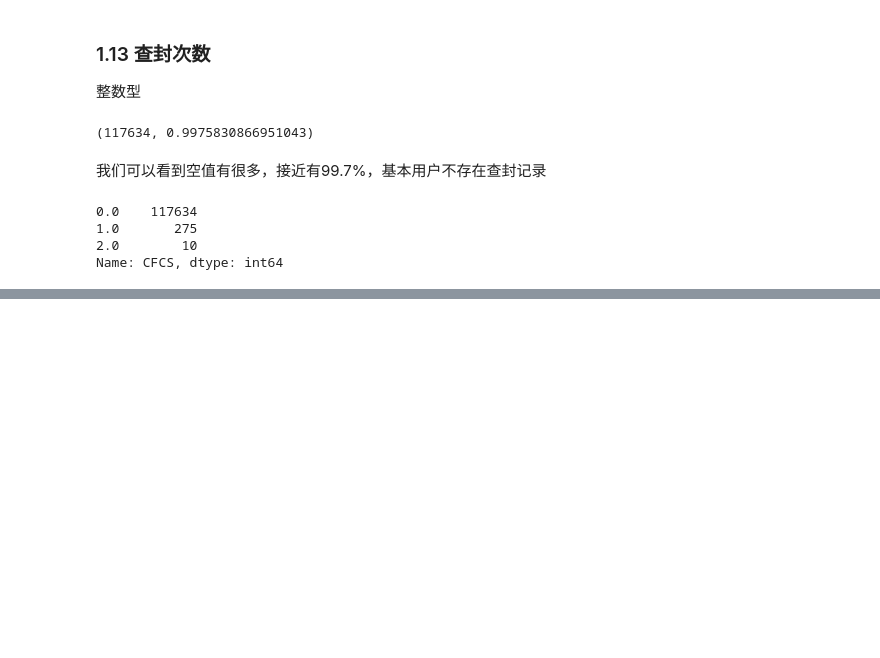
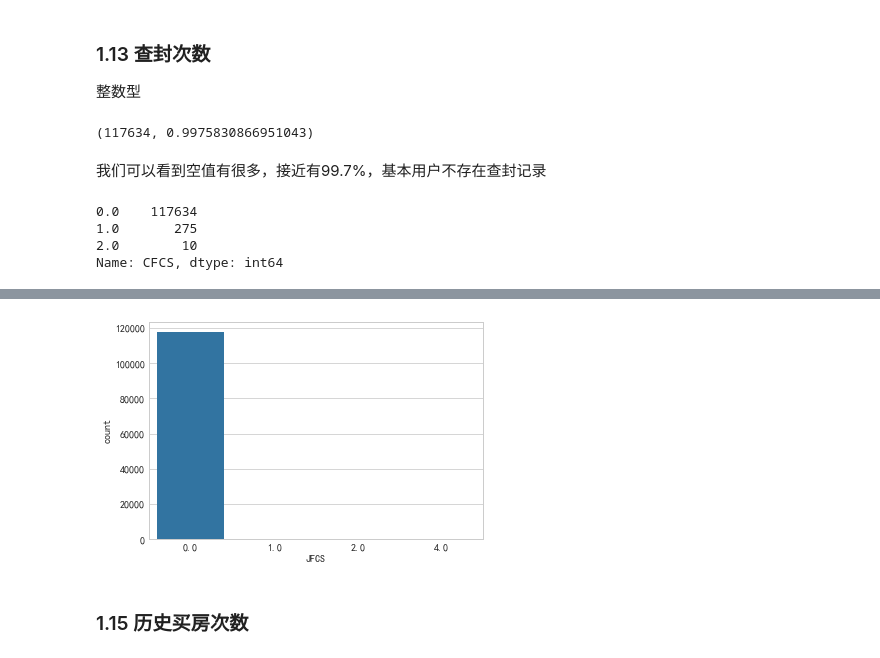
Before and after one commit to yanqiangmiffy/personal-credit-evaluation, a Jupyter notebook: 数据分析.ipynb, the cells around one changed output, grey strips where cells are left out. Cells and saved outputs as stored; diff of their text form; code cells hidden in the pictures; blank space fills up the shorter version.

```diff
--- a/数据分析.ipynb
+++ b/数据分析.ipynb
@@ -312,0 +339,6 @@ Name: CFCS, dtype: int64
+# %%
+g=sns.countplot(x='JFCS',data=data)
+# %% [output]
+[figure, added]
+# %% [markdown]
+### 1.15 历史买房次数
```
Also changed, not shown: parts of 36 cells of this notebook, 1 other file.
